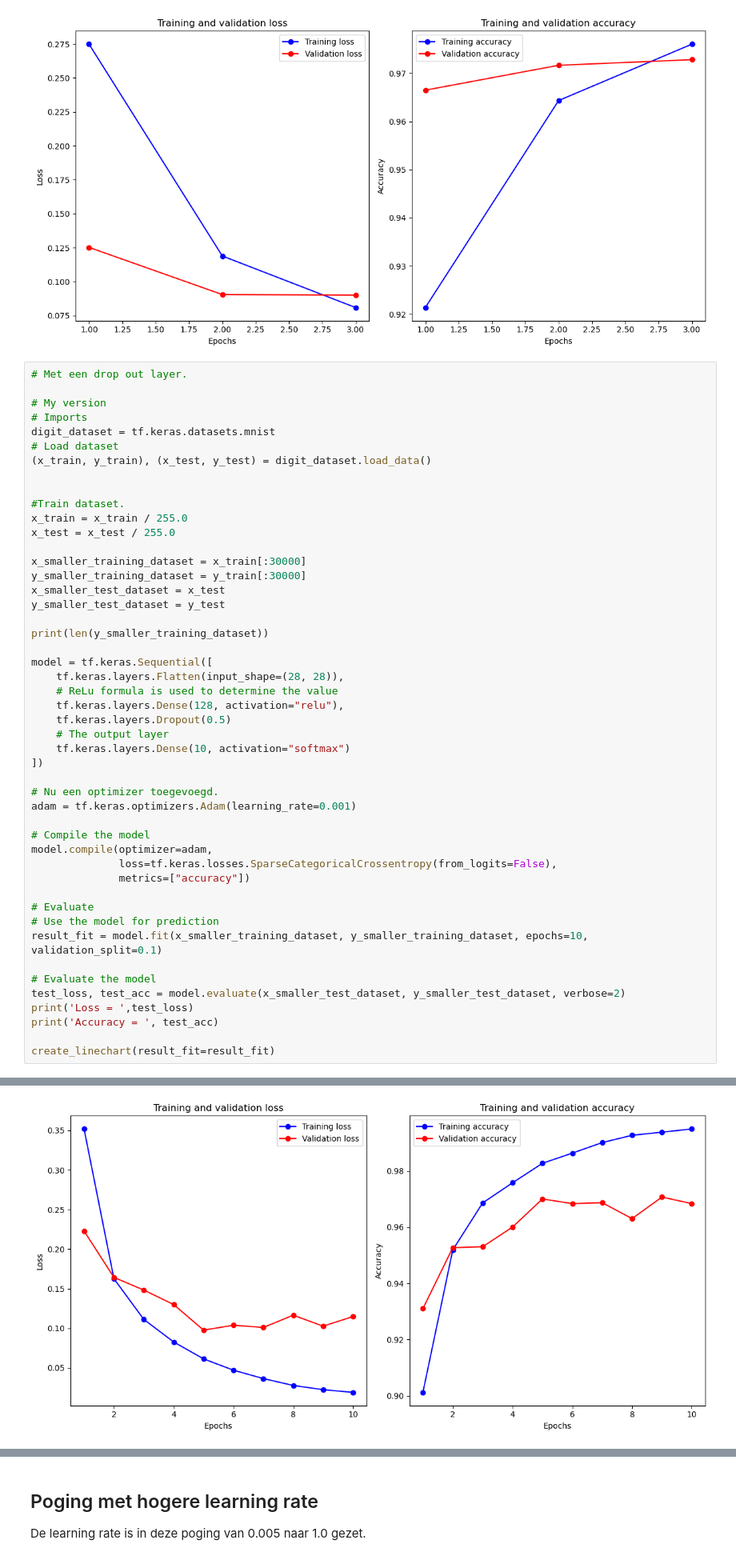
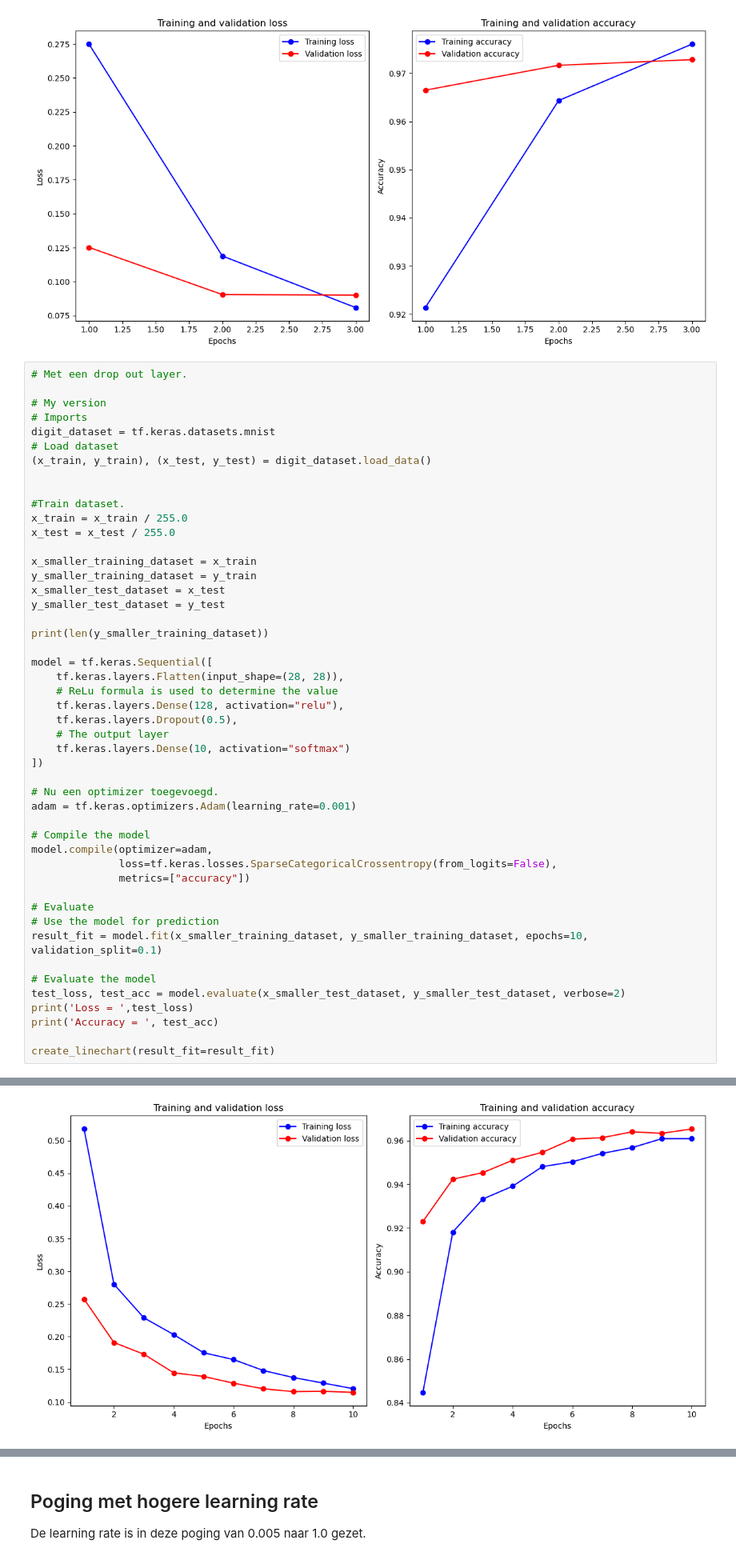
Before and after one commit to geoduin/AI_Assignment, a Jupyter notebook: part1PredictDigit.ipynb, the cells around one changed output, grey strips where cells are left out. Shown at 80% size. Saved outputs shown, nothing was run; the diff lists cells and outputs as text.

```diff
--- a/part1PredictDigit.ipynb
+++ b/part1PredictDigit.ipynb
@@ -396,8 +396,8 @@ digit_dataset = tf.keras.datasets.mnist
 x_train = x_train / 255.0
 x_test = x_test / 255.0
 
-x_smaller_training_dataset = x_train[:30000]
-y_smaller_training_dataset = y_train[:30000]
+x_smaller_training_dataset = x_train
+y_smaller_training_dataset = y_train
 x_smaller_test_dataset = x_test
 y_smaller_test_dataset = y_test
 
@@ -407,7 +407,7 @@ model = tf.keras.Sequential([
     tf.keras.layers.Flatten(input_shape=(28, 28)),
     # ReLu formula is used to determine the value
     tf.keras.layers.Dense(128, activation="relu"),
-    tf.keras.layers.Dropout(0.5)
+    tf.keras.layers.Dropout(0.5),
     # The output layer
     tf.keras.layers.Dense(10, activation="softmax")
 ])
@@ -453 +453 @@ Accuracy =  0.9726999998092651
-[figure, old version]
+[figure, new version]
```
Also changed, not shown: parts of 2 cells of this notebook.
